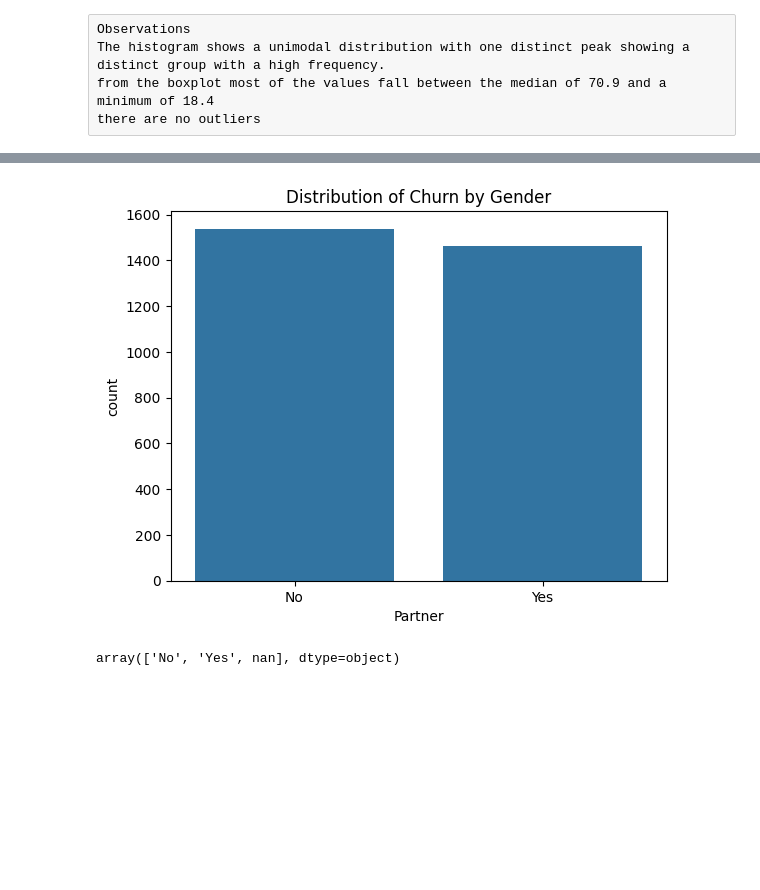
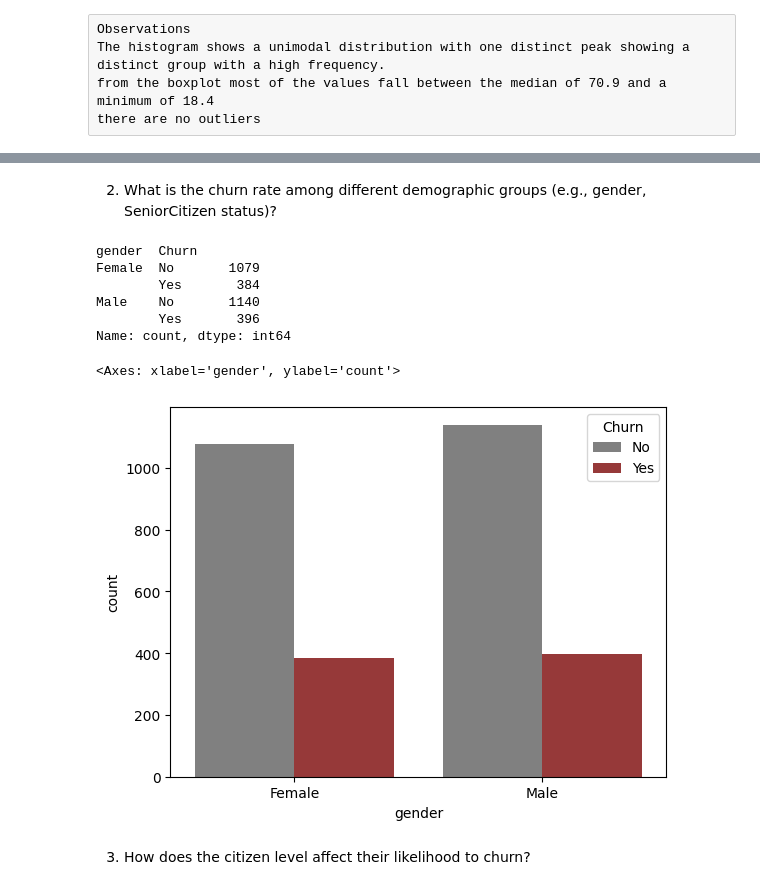
Before and after one commit to tettehosabutey49/Telco-Customer-Churn-Prediction-using-Machine-Learning, a Jupyter notebook: Churning Project.ipynb, the cells around one changed output, grey strips where cells are left out. Drawn from its saved outputs; the diff is of its cells as text; code cells hidden in the pictures; blank space fills up the shorter version.

```diff
--- a/Churning Project.ipynb
+++ b/Churning Project.ipynb
@@ -202,0 +255,20 @@ Insights Derived
+# %%
+def map_to_boolean(df):
+    df["Partner"] = df["Partner"].map({True: "Yes", False: "No"})
+    df["PhoneService"] = df["PhoneService"].map({True: "Yes", False: "No"})
+    df["Dependents"] = df["Dependents"].map({True: "Yes", False: "No"})
+    df["MultipleLines"] = df["MultipleLines"].map({True: "Yes", False: "No"})
+    df["InternetService"] = df["InternetService"].map({"No": "No"})
+    df["OnlineSecurity"] = df["OnlineSecurity"].map({True: "Yes", False: "No"})
+    df["OnlineBackup"] = df["OnlineBackup"].map({True: "Yes", False: "No"})
+    df["DeviceProtection"] = df["DeviceProtection"].map({True: "Yes", False: "No"})
+    df["TechSupport"] = df["TechSupport"].map({True: "Yes", False: "No"})
+    df["StreamingTV"] = df["StreamingTV"].map({True: "Yes", False: "No"})
+    df["StreamingMovies"] = df["StreamingMovies"].map({True: "Yes", False: "No"})
+    df["PaperlessBilling"] = df["PaperlessBilling"].map({True: "Yes", False: "No"})
+    df["Churn"] = df["Churn"].map({True: "Yes", False: "No"})
+
+    return df
+
+# Example usage
+df = map_to_boolean(df)
@@ -337,11 +430,18 @@ df = map_to_boolean(df)
+# %% [markdown]
+2. What is the churn rate among different demographic groups (e.g., gender, SeniorCitizen status)?
+# %%
+df.groupby("gender")["Churn"].value_counts()
+# %% [output]
+gender  Churn
+Female  No       1079
+        Yes       384
+Male    No       1140
+        Yes       396
+Name: count, dtype: int64
 # %%
-##
-sns.barplot(df["Partner"].value_counts())
-plt.title("Distribution of Churn by Gender")
-plt.show()
+sns.countplot(data=df, x="gender", hue="Churn", palette={"No":"grey", "Yes":"Brown"})
 # %% [output]
+<Axes: xlabel='gender', ylabel='count'>
-[figure, old version]
+[figure, new version]
-# %%
-df["Dependents"].unique()
-# %% [output]
-array(['No', 'Yes', nan], dtype=object)
+# %% [markdown]
+3. How does the citizen level affect their likelihood to churn?
```
Also changed, not shown: parts of 49 cells of this notebook, 2 other files.
